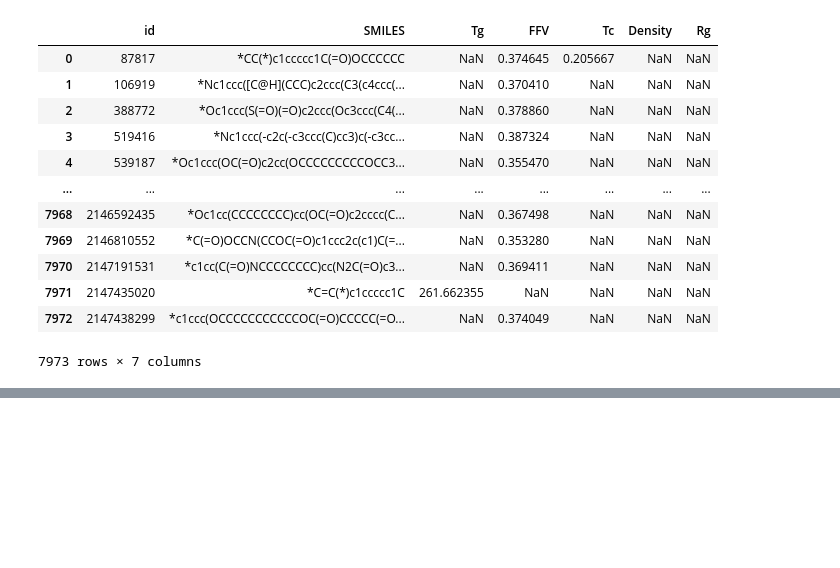
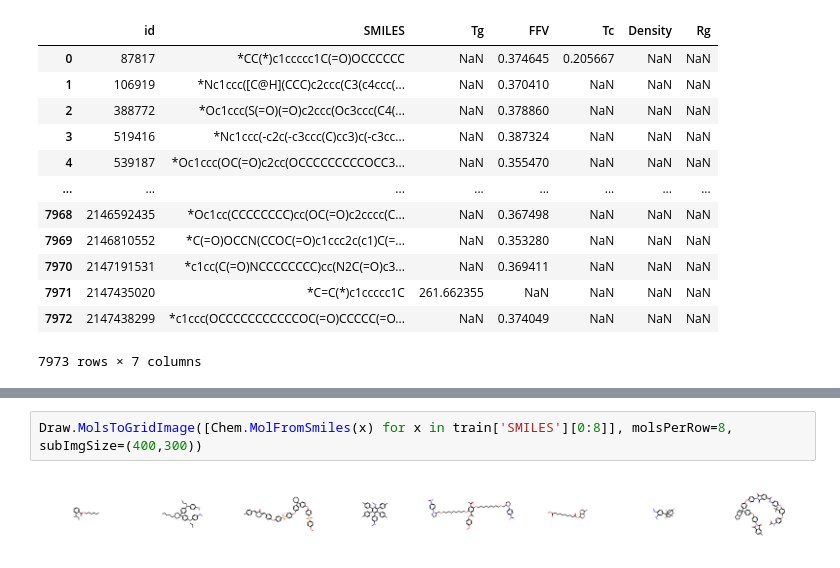
Before and after one commit to alibelhrak/NeurIPS_Open_Polymer_Prediction_2025, a Jupyter notebook: py.ipynb, the cells around one changed output, grey strips where cells are left out. Cells and saved outputs as stored; diff of their text form; blank space fills up the shorter version.

```diff
--- a/py.ipynb
+++ b/py.ipynb
@@ -57,0 +85,4 @@ train
+# %%
+Draw.MolsToGridImage([Chem.MolFromSmiles(x) for x in train['SMILES'][0:8]], molsPerRow=8, subImgSize=(400,300))
+# %% [output]
+[figure, added]
```
Also changed, not shown: parts of 15 cells of this notebook.
